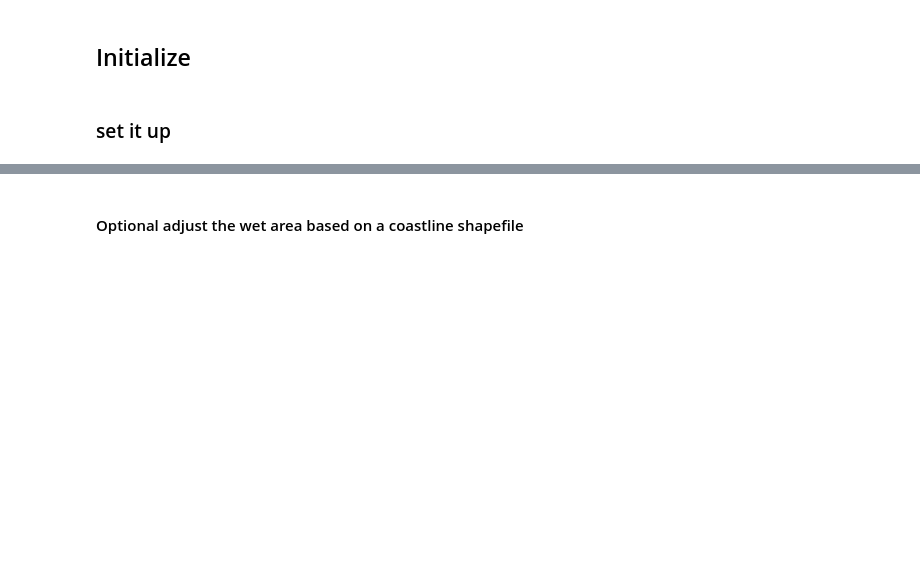
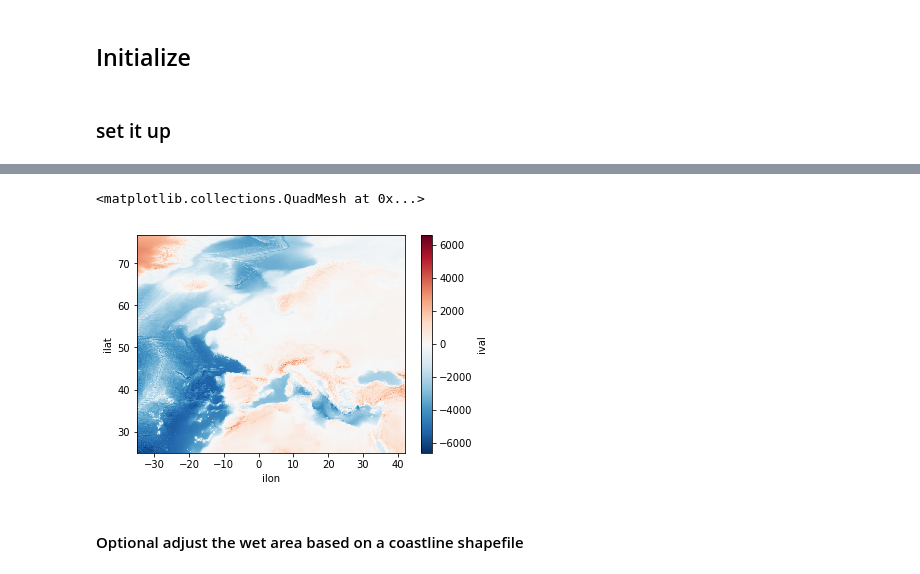
Before and after one commit to brey/pyPoseidon, a Jupyter notebook: Notebooks/Workflow_ERAI_D3D.ipynb, the cells around one changed output, grey strips where cells are left out. Drawn from its saved outputs; the diff is of its cells as text; code cells hidden in the pictures; blank space fills up the shorter version.

```diff
--- a/Notebooks/Workflow_ERAI_D3D.ipynb
+++ b/Notebooks/Workflow_ERAI_D3D.ipynb
@@ -46,9 +52,10 @@ dic={'minlon':-35., # lat/lon window
      'dem': 'gebco',
      'dpath' : '/Users/brey/DATA/GEBCO_2014_2D.nc',
      'epath':'/Users/brey/DELFT3D/SVN/7545/bin/lnx64/', #folder for solver executables
-     'ncores': 4 , #number of cores
+     'ncores': 8 , #number of cores
      'rpath':'/Users/brey/Downloads/EUR/D3D/ERAI/', #location of calc folder
      'Dt':1.0, # add any additional relevant setup variable,
+     'conda_bin' : '/Users/brey/miniconda3/bin', #optional conda bin path
      'conda_env': 'mpi3'#, # optional conda env for the solver
   #   'update':['grid'] # optional list of components to be updated
     }
@@ -84,5 +113,8 @@ b.set(**dic) #set it up
 # %%
-b.impl.dem.impl.Dataset
+b.impl.dem.impl.Dataset.ival.plot()# test coverage
+# %% [output]
+<matplotlib.collections.QuadMesh at 0x...>
+[figure, added]
 # %% [markdown]
 #### Optional adjust the wet area based on a coastline shapefile
 # %%
```
Also changed, not shown: parts of 9 cells of this notebook, 3 other files.
